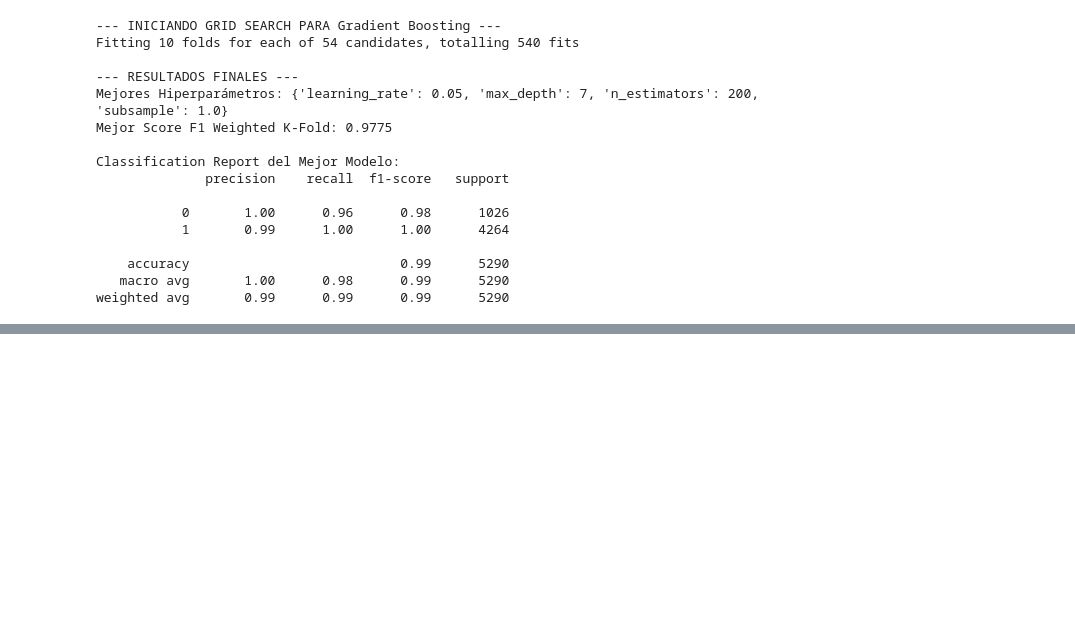
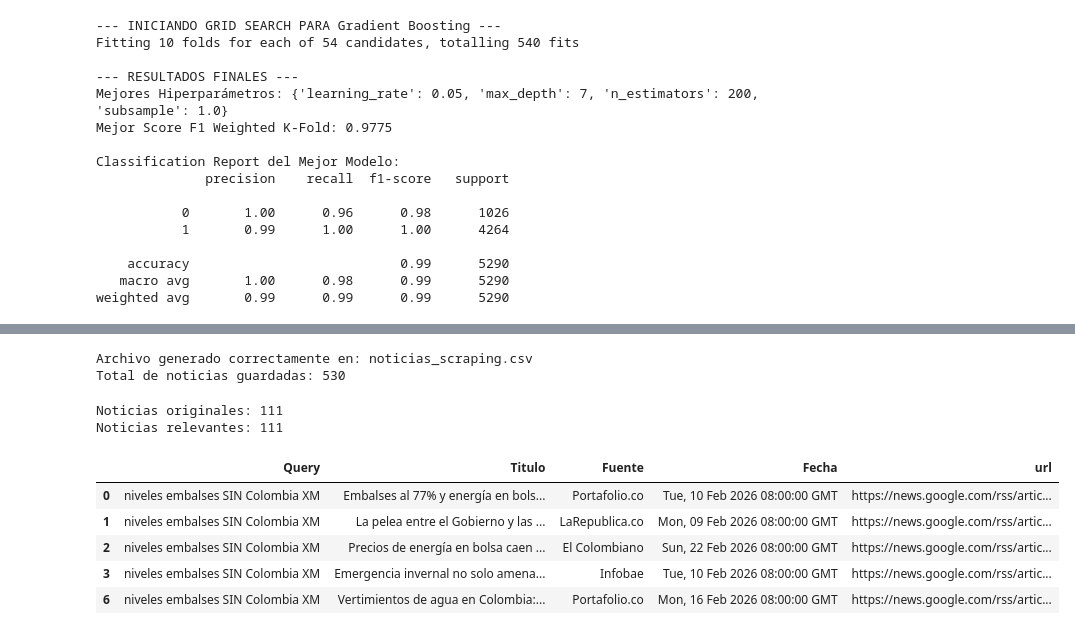
Before and after one commit to shaka03/bot_futuros, a Jupyter notebook: notebooks/MODELOS.ipynb, the cells around one changed output, grey strips where cells are left out. Drawn from its saved outputs; the diff is of its cells as text; code cells hidden in the pictures; blank space fills up the shorter version.

```diff
--- a/notebooks/MODELOS.ipynb
+++ b/notebooks/MODELOS.ipynb
@@ -954,0 +1120,53 @@ df_final.to_csv(os.path.join(Path.cwd().parent, "data/2_silver/datos_NOTICIAS.cs
+# %%
+import pandas as pd
+from pathlib import Path
+
+# Convertir la lista de registros a DataFrame
+df_noticias = pd.DataFrame(data)
+
+# Ruta donde se guardará el archivo
+ruta_salida = Path("noticias_scraping.csv")
+
+# Guardar a CSV
+df_noticias.to_csv(ruta_salida, index=False, encoding="utf-8")
+
+print(f"Archivo generado correctamente en: {ruta_salida}")
+print(f"Total de noticias guardadas: {len(df_noticias)}")
+# %% [output]
+Archivo generado correctamente en: noticias_scraping.csv
+Total de noticias guardadas: 530
+# %%
+import pandas as pd
+
+df = pd.read_csv("noticias_scraping.csv")
+indices_relevantes = [
+0,1,2,3,6,7,8,9,10,11,12,14,15,16,18,22,23,24,25,26,27,28,29,31,32,33,36,38,39,40,
+44,45,46,49,51,53,54,72,73,77,78,80,81,82,83,84,85,87,88,89,90,92,93,94,96,97,
+216,218,220,222,223,228,238,
+268,269,
+308,
+374,375,376,377,378,379,380,381,382,384,385,386,387,389,391,392,394,395,396,397,398,399,
+402,
+408,
+427,
+431,
+437,
+478,479,480,481,
+482,483,484,485,487,488,489,490,
+492,493,494,495,497,499
+]
+df= df.iloc[indices_relevantes]
+
+print("Noticias originales:", len(df))
+print("Noticias relevantes:", len(df))
+df["Titulo"] = df["Titulo"].str.replace(r"\s*-\s*[^-]+$", "", regex=True)
+df.head()
+# %% [output]
+Noticias originales: 111
+Noticias relevantes: 111
+|  | Query | Titulo | Fuente | Fecha | url |
+| 0 | niveles embalses SIN Colombia XM | Embalses al 77% y energía en bols... | Portafolio.co | Tue, 10 Feb 2026 08:00:00 GMT | https://news.google.com/rss/artic... |
+| 1 | niveles embalses SIN Colombia XM | La pelea entre el Gobierno y las ... | LaRepublica.co | Mon, 09 Feb 2026 08:00:00 GMT | https://news.google.com/rss/artic... |
+| 2 | niveles embalses SIN Colombia XM | Precios de energía en bolsa caen ... | El Colombiano | Sun, 22 Feb 2026 08:00:00 GMT | https://news.google.com/rss/artic... |
+| 3 | niveles embalses SIN Colombia XM | Emergencia invernal no solo amena... | Infobae | Tue, 10 Feb 2026 08:00:00 GMT | https://news.google.com/rss/artic... |
+| 6 | niveles embalses SIN Colombia XM | Vertimientos de agua en Colombia:... | Portafolio.co | Mon, 16 Feb 2026 08:00:00 GMT | https://news.google.com/rss/artic... |
```
Also changed, not shown: parts of 30 cells of this notebook.
